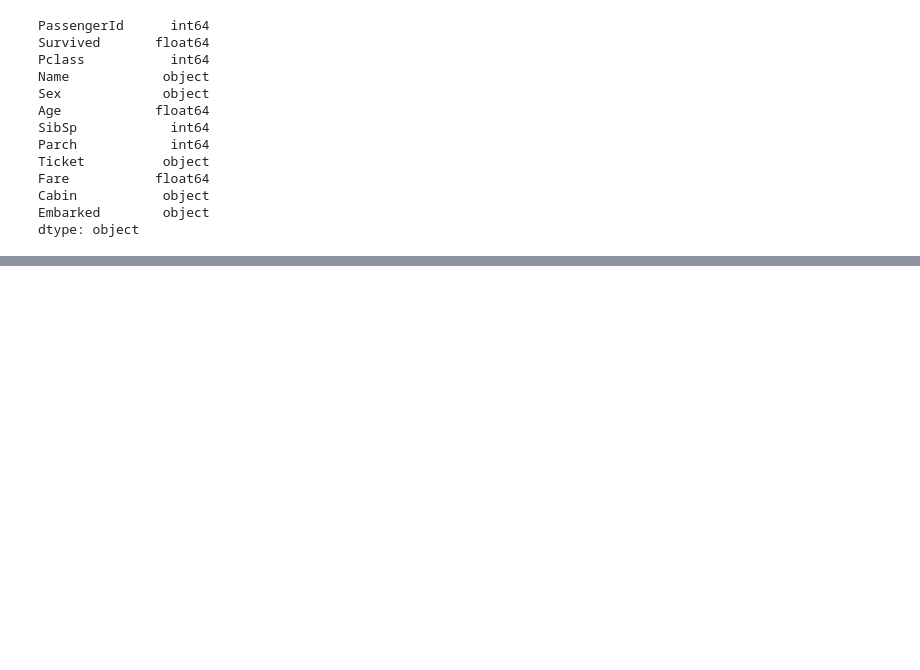
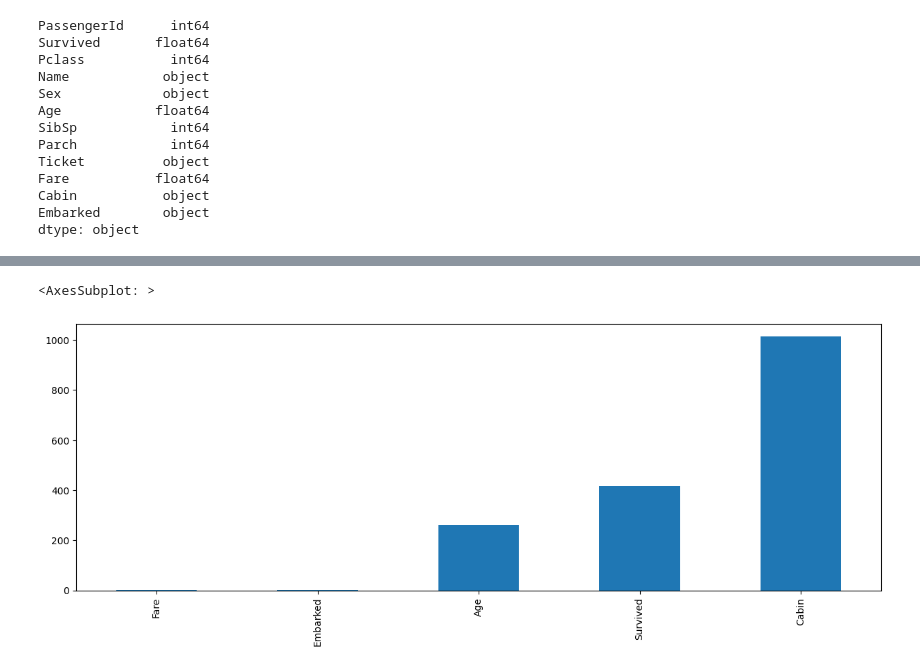
Before and after one commit to renaudjmathieu/Kaggle, a Jupyter notebook: Titanic - Machine Learning from Disaster/notebook.ipynb, the cells around one changed output, grey strips where cells are left out. Saved outputs shown, nothing was run; the diff lists cells and outputs as text; code cells hidden in the pictures; blank space fills up the shorter version.

```diff
--- a/Titanic - Machine Learning from Disaster/notebook.ipynb
+++ b/Titanic - Machine Learning from Disaster/notebook.ipynb
@@ -68,0 +68,9 @@ g = sns.heatmap(train[["Survived","Pclass","Age","SibSp","Parch","Fare", "Sex"]]
+# %%
+#make a bar chart of percentage of missing values in each column
+missing = df.isnull().sum()
+missing = missing[missing > 0]
+missing.sort_values(inplace=True)
+missing.plot.bar()
+# %% [output]
+<AxesSubplot: >
+[figure, added]
```
Also changed, not shown: parts of 10 cells of this notebook, 1 other file.
